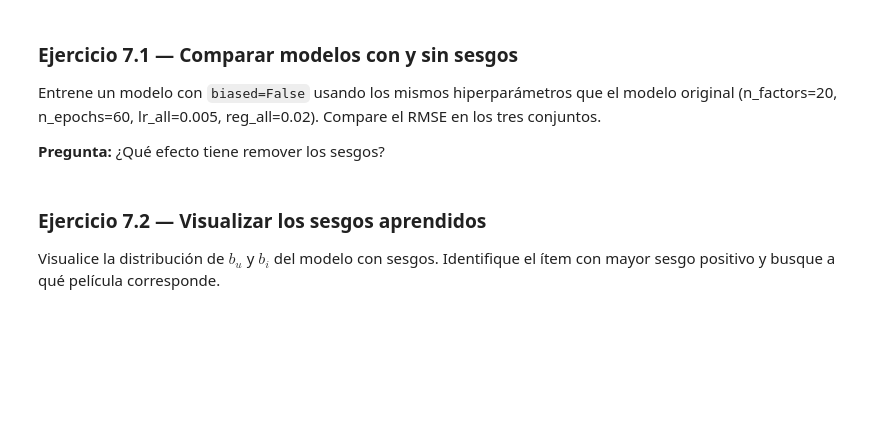
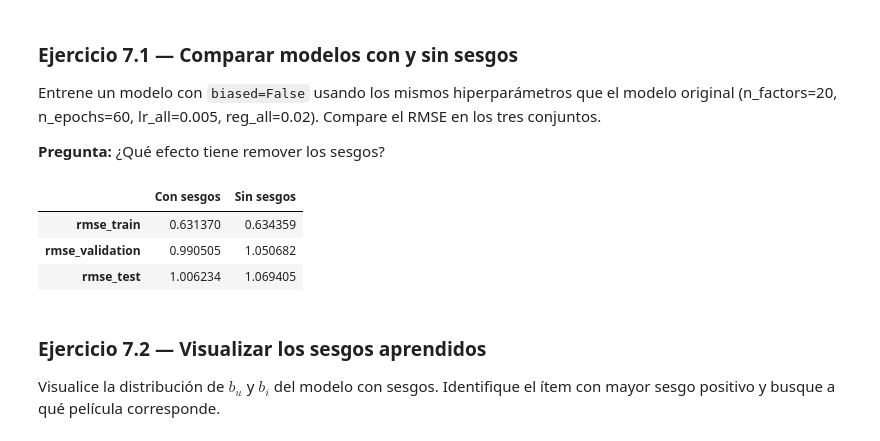
Before and after one commit to juanardila10/SistemasRecomendacion, a Jupyter notebook: MINE_4201_Laboratorio_3_V6.ipynb, the cells around one changed output. Saved outputs shown, nothing was run; the diff lists cells and outputs as text; code cells hidden in the pictures; blank space fills up the shorter version.

```diff
--- a/MINE_4201_Laboratorio_3_V6.ipynb
+++ b/MINE_4201_Laboratorio_3_V6.ipynb
@@ -607,20 +638,25 @@ Compare el RMSE en los tres conjuntos.
 # %%
 # TODO: Entrene un modelo SIN sesgos y compare con el modelo con sesgos
 algo_no_bias = SVD(
     n_factors=20,
     n_epochs=60,
-    biased=___,  # ¿Qué valor usar para desactivar sesgos?
+    biased=False,  # ¿Qué valor usar para desactivar sesgos?
     lr_all=0.005,
     reg_all=0.02,
     random_state=42,
 )
 algo_no_bias.fit(trainset)
 
 metrics_bias = compute_rmse_triplet(algo, train_known_ratings, validation_set, test_set)
 metrics_no_bias = compute_rmse_triplet(algo_no_bias, train_known_ratings, validation_set, test_set)
 
 comparison = pd.DataFrame({"Con sesgos": metrics_bias, "Sin sesgos": metrics_no_bias})
 comparison
+# %% [output]
+|  | Con sesgos | Sin sesgos |
+| rmse_train | 0.631370 | 0.634359 |
+| rmse_validation | 0.990505 | 1.050682 |
+| rmse_test | 1.006234 | 1.069405 |
 # %% [markdown]
 ### Ejercicio 7.2 — Visualizar los sesgos aprendidos
 
```
Also changed, not shown: parts of 9 cells of this notebook.
